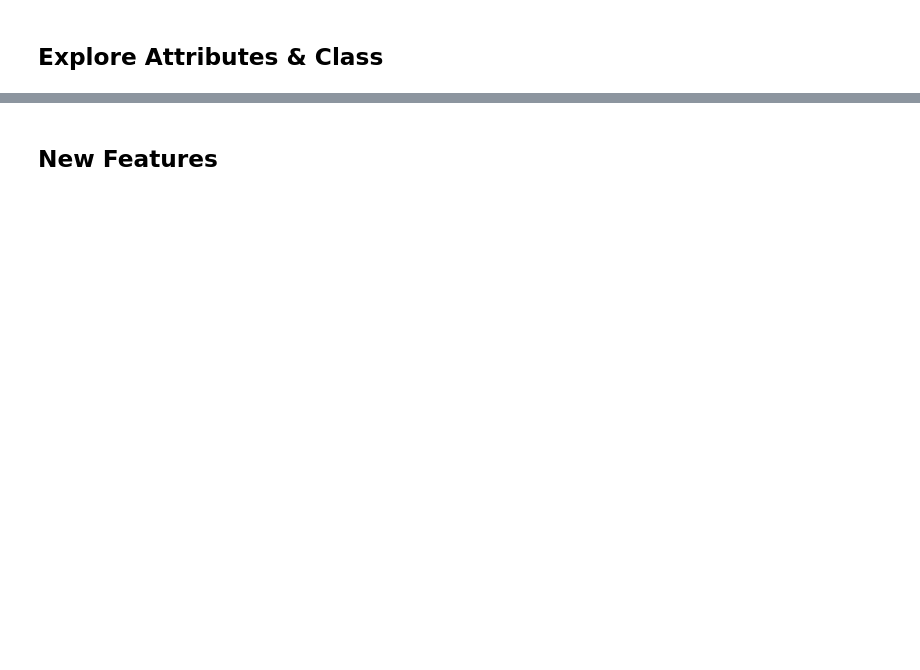
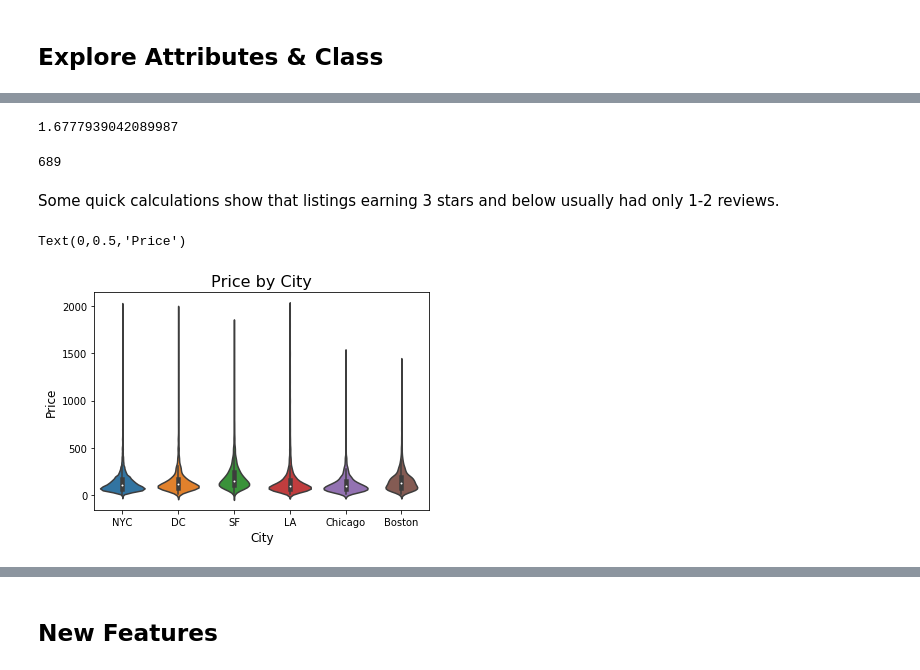
Before and after one commit to anguyen-07/DS7331-ML_Labs, a Jupyter notebook: DS7331_Lab1_VizProcessing_AirBnB.ipynb, the cells around one changed output, grey strips where cells are left out. Saved outputs shown, nothing was run; the diff lists cells and outputs as text; code cells hidden in the pictures; blank space fills up the shorter version.

```diff
--- a/DS7331_Lab1_VizProcessing_AirBnB.ipynb
+++ b/DS7331_Lab1_VizProcessing_AirBnB.ipynb
@@ -234,0 +285,19 @@ Text(0,0.5,'Number of Reviews')
+# %%
+np.average(df_ratings['number_of_reviews'], weights=(df_ratings['review_scores_rating'] <= 60))
+# %% [output]
+1.6777939042089987
+# %%
+(df_ratings['review_scores_rating'] <= 60).sum()
+# %% [output]
+689
+# %% [markdown]
+Some quick calculations show that listings earning 3 stars and below usually had only 1-2 reviews.
+# %%
+# Violin plots of price by city
+sns.violinplot(x="city", y="price", data=df_ratings)
+plt.title('Price by City', fontsize=16)
+plt.xlabel('City', fontsize=12)
+plt.ylabel('Price, USD', fontsize=12)
+# %% [output]
+Text(0,0.5,'Price')
+[figure, added]
```
Also changed, not shown: parts of 22 cells of this notebook.
